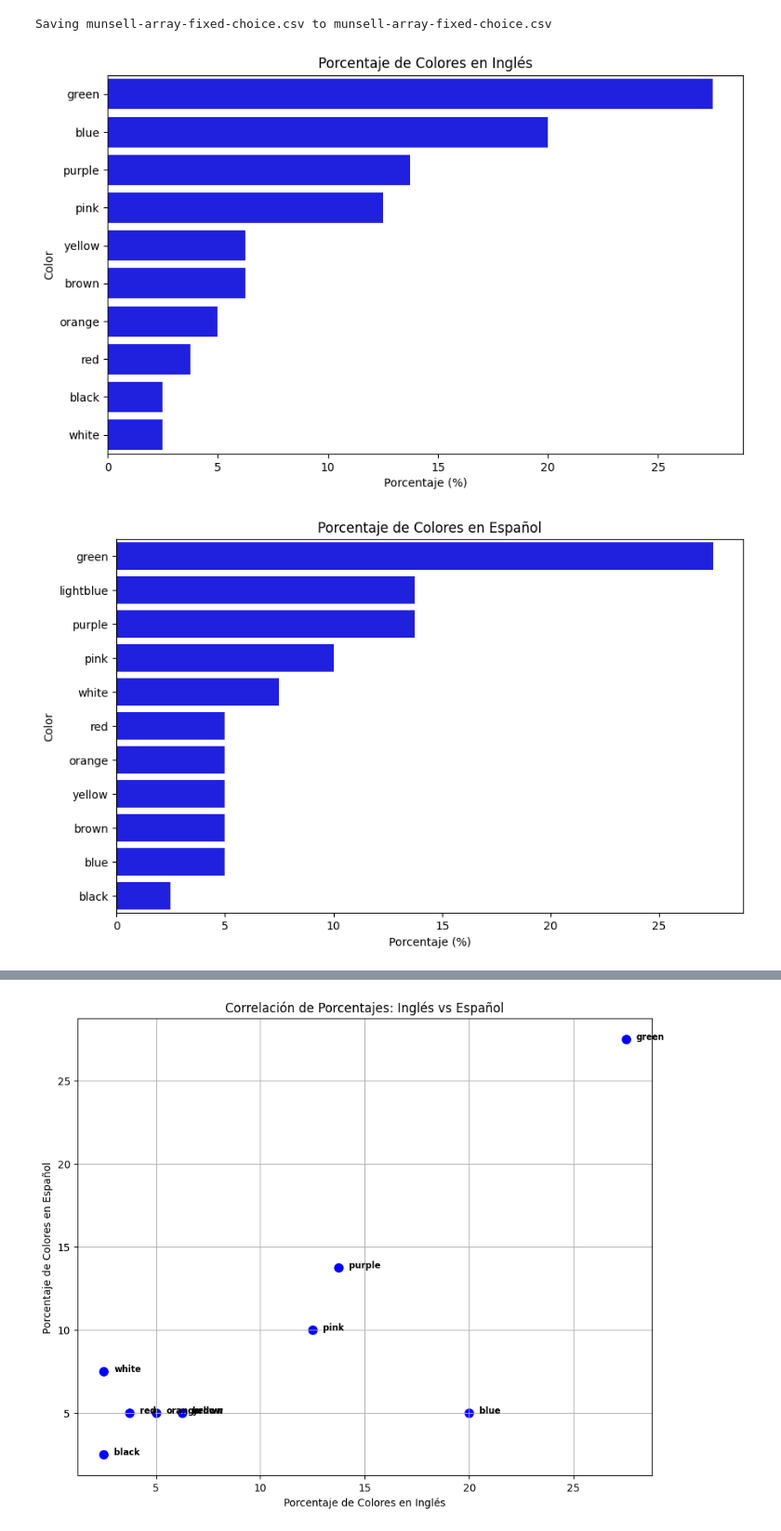
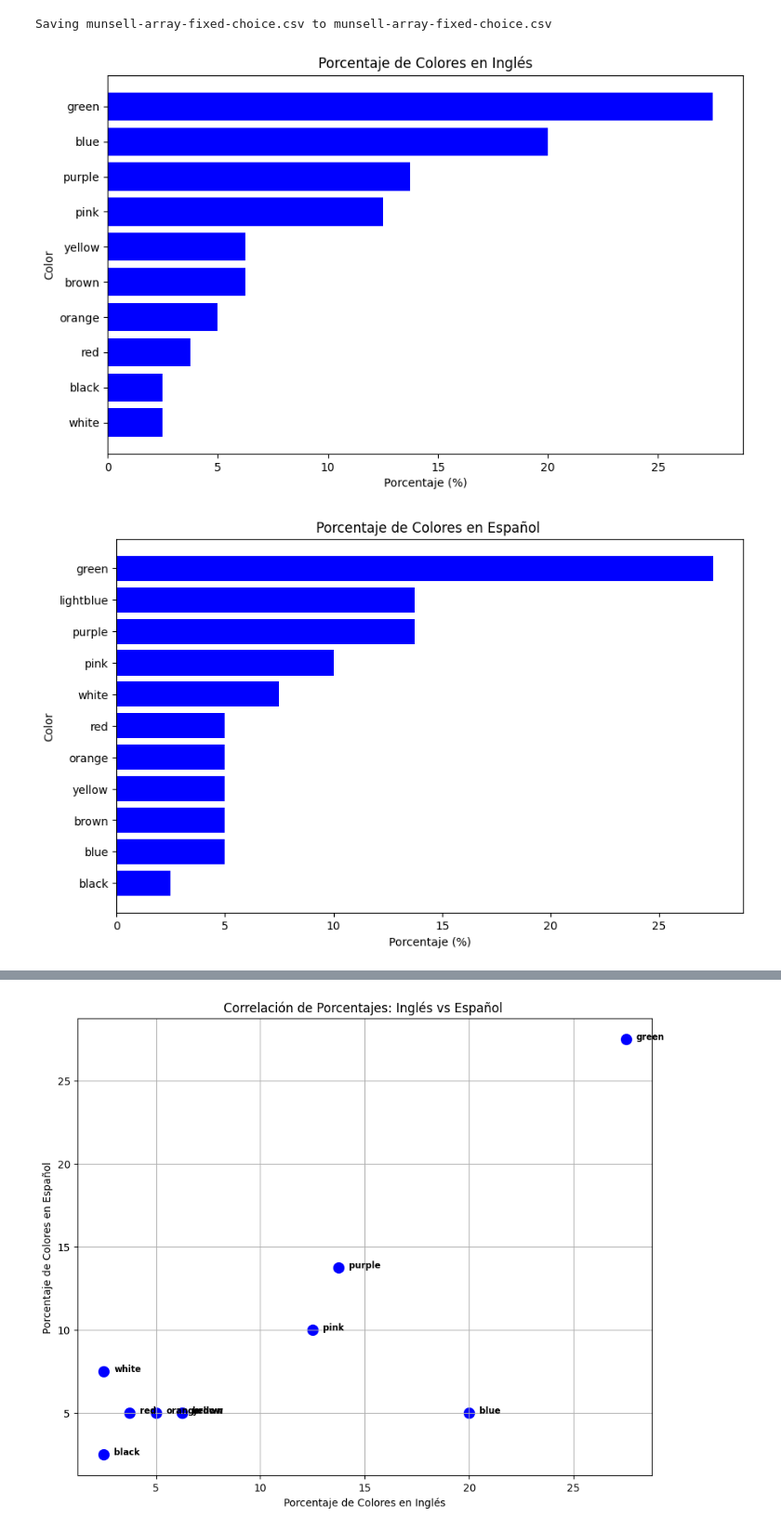
Before and after one commit to LuisAlonsoXP/Mineria_DE_Datos, a Jupyter notebook: Porcentaje_de_colores_182298.ipynb, the cells around one changed output, grey strips where cells are left out. Shown at 93% size. Drawn from its saved outputs; the diff is of its cells as text; code cells hidden in the pictures.

```diff
--- a/Porcentaje_de_colores_182298.ipynb
+++ b/Porcentaje_de_colores_182298.ipynb
@@ -10,27 +10,31 @@ uploaded = files.upload()
 Saving munsell-array-fixed-choice.csv to munsell-array-fixed-choice.csv
 # %%
 import matplotlib.pyplot as plt
-import seaborn as sns
+
+plot_data_english = english_color_percentage_df.sort_values(by='english_percentage', ascending=False)
 
 plt.figure(figsize=(10, 6))
-sns.barplot(x='english_percentage', y='color', data=english_color_percentage_df.sort_values(by='english_percentage', ascending=False), color='blue')
+plt.barh(plot_data_english['color'], plot_data_english['english_percentage'], color='blue')
 plt.title('Porcentaje de Colores en Inglés')
 plt.xlabel('Porcentaje (%)')
 plt.ylabel('Color')
+plt.gca().invert_yaxis()
 plt.show()
 # %% [output]
-[figure, old version]
+[figure, new version]
 # %%
 import matplotlib.pyplot as plt
-import seaborn as sns
+
+plot_data_spanish = spanish_color_percentage_df.sort_values(by='spanish_percentage', ascending=False)
 
 plt.figure(figsize=(10, 6))
-sns.barplot(x='spanish_percentage', y='color', data=spanish_color_percentage_df.sort_values(by='spanish_percentage', ascending=False), color='blue')
-plt.title('Porcentaje de Colores en Español')
+plt.barh(plot_data_spanish['color'], plot_data_spanish['spanish_percentage'], color='blue')
+plt.title('Porcentaje de Colores en Español ')
 plt.xlabel('Porcentaje (%)')
 plt.ylabel('Color')
+plt.gca().invert_yaxis()
 plt.show()
 # %% [output]
-[figure, old version]
+[figure, new version]
 # %%
 import matplotlib.pyplot as plt
```
Also changed, not shown: parts of 4 cells of this notebook.
